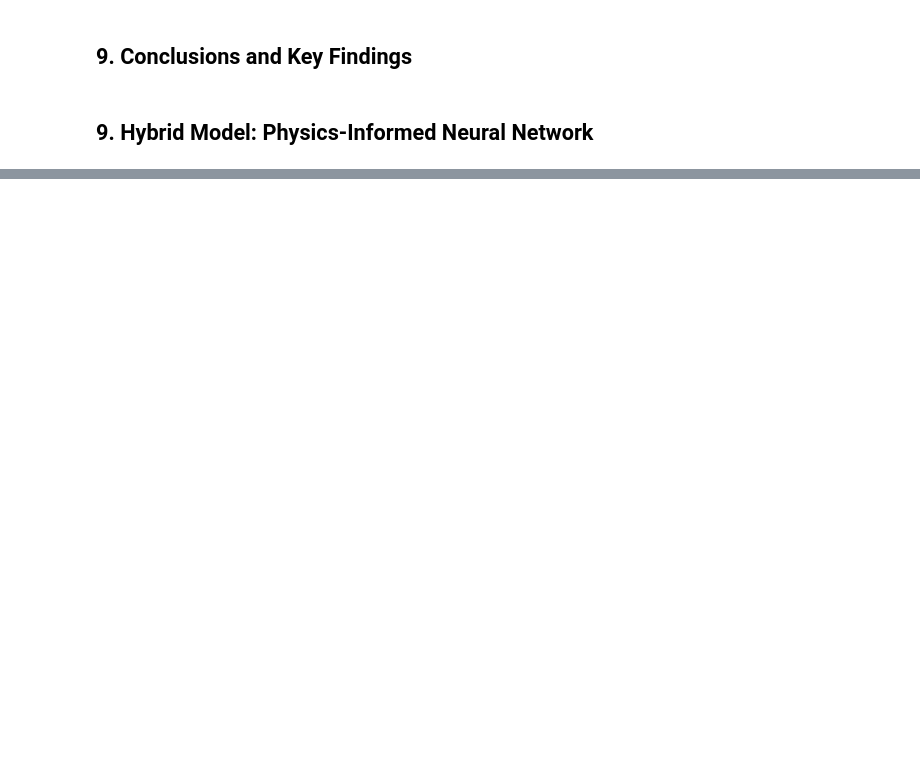
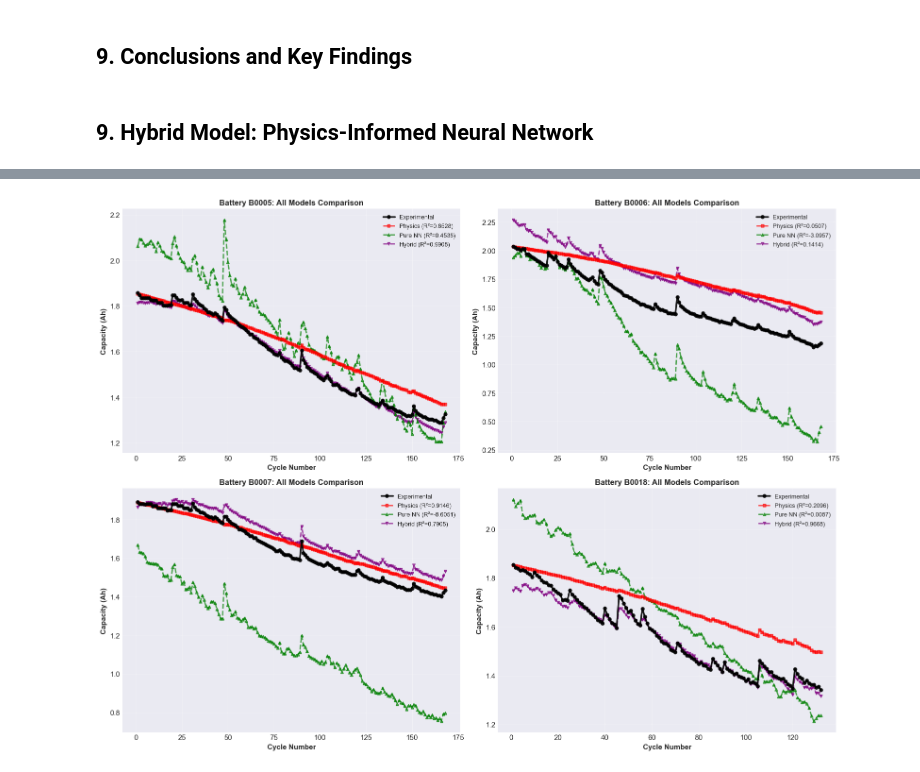
Before and after one commit to EigenJames/LiB-DigitalTwin, a Jupyter notebook: 05_Physical_vs_NN_Refined_Analysis.ipynb, the cells around one changed output, grey strips where cells are left out. Drawn from its saved outputs; the diff is of its cells as text; code cells hidden in the pictures; blank space fills up the shorter version.

```diff
--- a/05_Physical_vs_NN_Refined_Analysis.ipynb
+++ b/05_Physical_vs_NN_Refined_Analysis.ipynb
@@ -579,0 +788,86 @@ Average R² Improvement (NN vs Physics): 50.21%
+# %%
+# Visualization: All three models side-by-side
+fig, axes = plt.subplots(2, 2, figsize=(16, 12))
+axes = axes.flatten()
+
+for idx, test_battery in enumerate(unique_batteries):
+    ax = axes[idx]
+
+    cycles = battery_dfs_physics[test_battery]['id_cycle'].values
+    y_true = hybrid_results[test_battery]['y_test']
+    y_pred_physics = hybrid_results[test_battery]['y_physics']
+    y_pred_nn = loco_results[test_battery]['y_pred']
+    y_pred_hybrid = hybrid_results[test_battery]['y_pred']
+
+    ax.plot(cycles, y_true, 'ko-', linewidth=2.5, markersize=5,
+            label='Experimental', alpha=0.9, zorder=4)
+    ax.plot(cycles, y_pred_physics, 's--', linewidth=2, markersize=4,
+            label=f'Physics (R²={all_models_df[all_models_df["Battery"]==test_battery]["Physics_R2"].values[0]:.4f})',
+            color='red', alpha=0.7, zorder=3)
+    ax.plot(cycles, y_pred_nn, '^--', linewidth=2, markersize=4,
+            label=f'Pure NN (R²={all_models_df[all_models_df["Battery"]==test_battery]["NN_R2"].values[0]:.4f})',
+            color='green', alpha=0.7, zorder=2)
+    ax.plot(cycles, y_pred_hybrid, 'v--', linewidth=2, markersize=4,
+            label=f'Hybrid (R²={all_models_df[all_models_df["Battery"]==test_battery]["Hybrid_R2"].values[0]:.4f})',
+            color='purple', alpha=0.7, zorder=1)
+
+    ax.set_xlabel('Cycle Number', fontweight='bold', fontsize=11)
+    ax.set_ylabel('Capacity (Ah)', fontweight='bold', fontsize=11)
+    ax.set_title(f'Battery {test_battery}: All Models Comparison', fontweight='bold', fontsize=12)
+    ax.legend(loc='best', fontsize=9)
+    ax.grid(True, alpha=0.3)
+
+plt.tight_layout()
+plt.show()
+
+# Bar plot: Model Performance Comparison
+fig, axes = plt.subplots(1, 3, figsize=(16, 5))
+
+metrics = ['Physics_RMSE', 'NN_RMSE', 'Hybrid_RMSE']
+metric_names = ['Physics', 'Pure NN', 'Hybrid']
+colors = ['red', 'green', 'purple']
+
+# RMSE comparison
+ax = axes[0]
+x_pos = np.arange(len(unique_batteries))
+width = 0.25
+for i, (metric, name, color) in enumerate(zip(metrics, metric_names, colors)):
+    ax.bar(x_pos + i*width, all_models_df[metric], width, label=name, color=color, alpha=0.7)
+ax.set_xlabel('Battery', fontweight='bold', fontsize=11)
+ax.set_ylabel('RMSE (Ah)', fontweight='bold', fontsize=11)
+ax.set_title('RMSE Comparison Across Models', fontweight='bold', fontsize=12)
+ax.set_xticks(x_pos + width)
+ax.set_xticklabels(unique_batteries)
+ax.legend()
+ax.grid(True, alpha=0.3, axis='y')
+
+# MAE comparison
+metrics = ['Physics_MAE', 'NN_MAE', 'Hybrid_MAE']
+ax = axes[1]
+for i, (metric, name, color) in enumerate(zip(metrics, metric_names, colors)):
+    ax.bar(x_pos + i*width, all_models_df[metric], width, label=name, color=color, alpha=0.7)
+ax.set_xlabel('Battery', fontweight='bold', fontsize=11)
+ax.set_ylabel('MAE (Ah)', fontweight='bold', fontsize=11)
+ax.set_title('MAE Comparison Across Models', fontweight='bold', fontsize=12)
+ax.set_xticks(x_pos + width)
+ax.set_xticklabels(unique_batteries)
+ax.legend()
+ax.grid(True, alpha=0.3, axis='y')
+
+# R² comparison
+metrics = ['Physics_R2', 'NN_R2', 'Hybrid_R2']
+ax = axes[2]
+for i, (metric, name, color) in enumerate(zip(metrics, metric_names, colors)):
+    ax.bar(x_pos + i*width, all_models_df[metric], width, label=name, color=color, alpha=0.7)
+ax.set_xlabel('Battery', fontweight='bold', fontsize=11)
+ax.set_ylabel('R² Score', fontweight='bold', fontsize=11)
+ax.set_title('R² Score Comparison Across Models', fontweight='bold', fontsize=12)
+ax.set_xticks(x_pos + width)
+ax.set_xticklabels(unique_batteries)
+ax.legend()
+ax.grid(True, alpha=0.3, axis='y')
+
+plt.tight_layout()
+plt.show()
+# %% [output]
+[figure, added]
```
Also changed, not shown: parts of 20 cells of this notebook.
